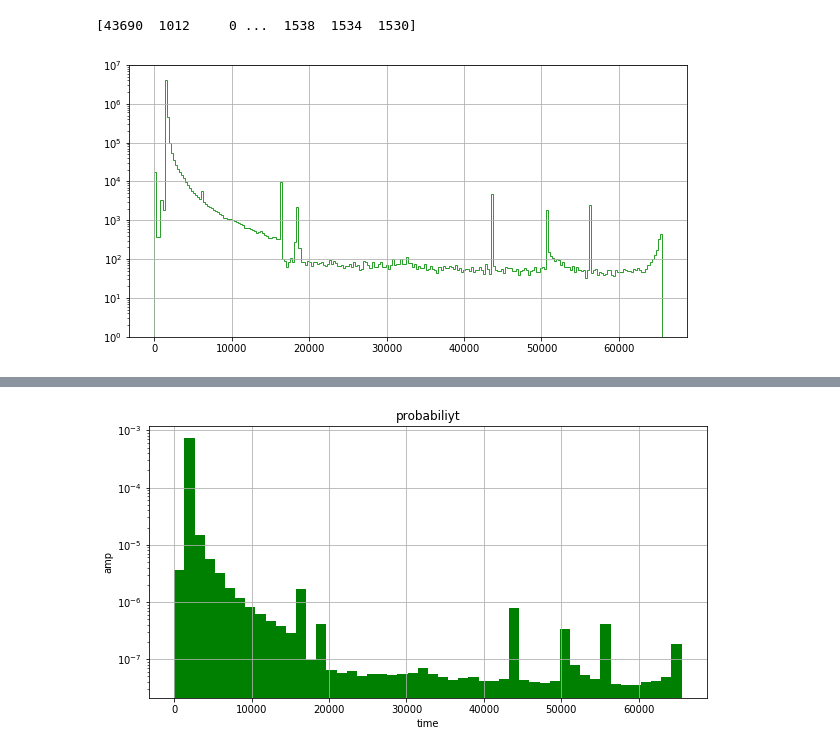
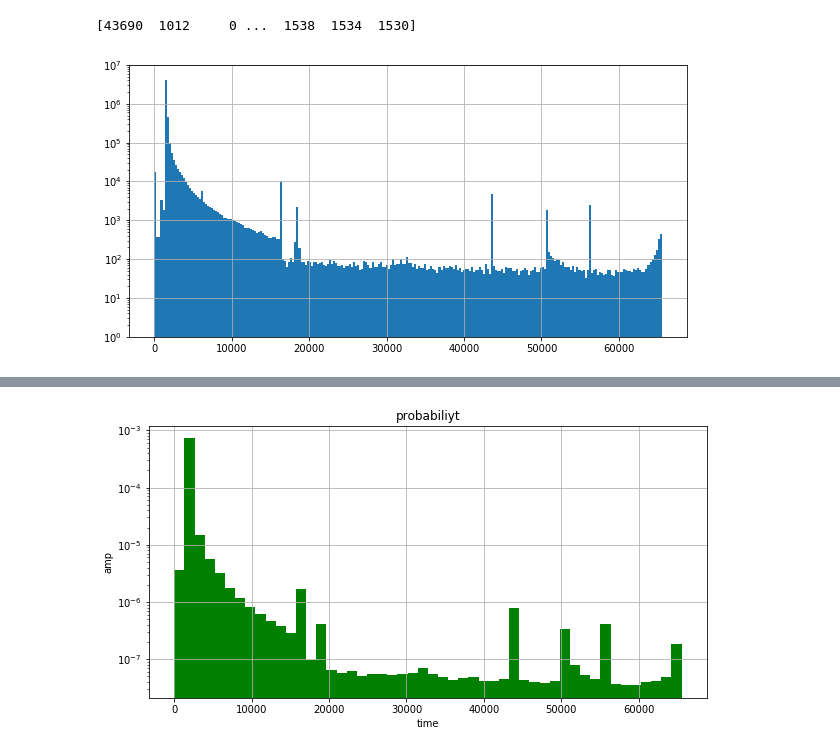
Before and after one commit to fdolek/xflic, a Jupyter notebook: sig2.ipynb, the cells around one changed output, grey strips where cells are left out. Drawn from its saved outputs; the diff is of its cells as text; code cells hidden in the pictures.

```diff
--- a/sig2.ipynb
+++ b/sig2.ipynb
@@ -14,21 +14,21 @@ rcParams['figure.figsize'] = 10, 5
 # %%
 
 df = pd.read_csv("../waveform/Cosmic.dat",
                  delim_whitespace=True,)
                  #usecols=[1,])
                  #names=["y",])
 #df
 s1=df.to_numpy()
 s2=np.transpose(s1)
 s = s2.ravel()
 print(s)
 t=df.index.to_numpy() +1 #this is not necessaryplt.hist(s, bins = 250, log=True, histtype='step' )
 
 
-plt.hist(s, bins = 250, log=True, histtype='step' , color='C12')
+plt.hist(s, bins = 250, log=True, histtype='bar' , color='C0')
 plt.ylim((1,10000000))
 plt.grid()
 plt.show()
 # %% [output]
 [43690  1012     0 ...  1538  1534  1530]
-[figure, old version]
+[figure, new version]
```
Also changed, not shown: parts of 7 cells of this notebook.
